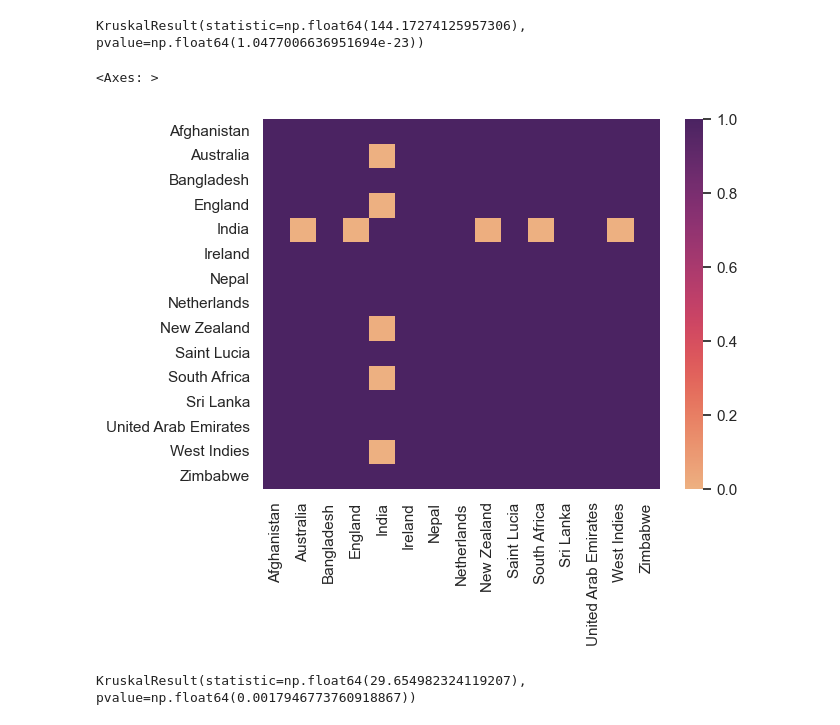
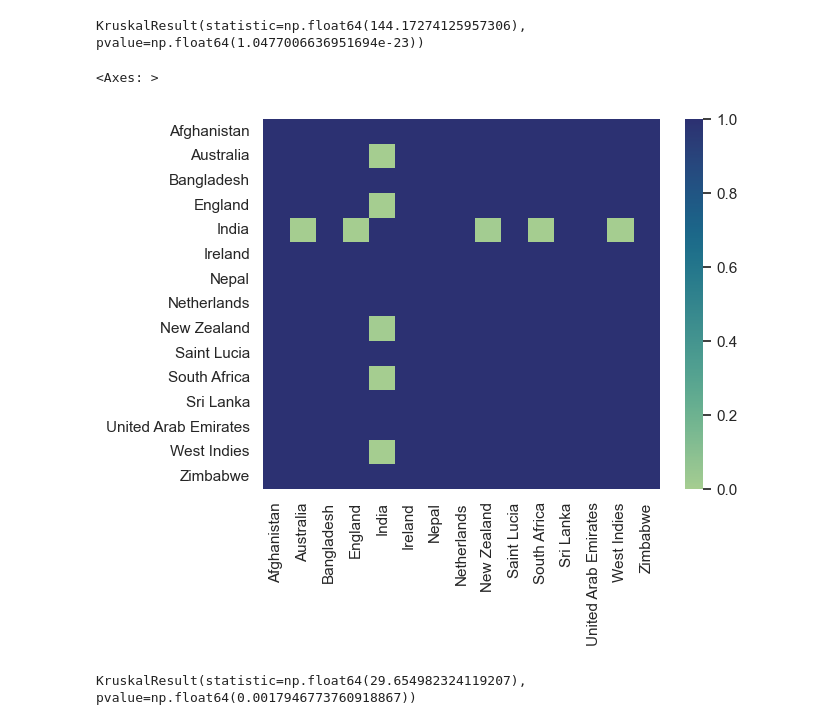
Before and after one commit to arhamaneeq/CFA_Analytics_Induction, a Jupyter notebook: prelim.ipynb, the cells around one changed output. Drawn from its saved outputs; the diff is of its cells as text; code cells hidden in the pictures.

```diff
--- a/prelim.ipynb
+++ b/prelim.ipynb
@@ -525,10 +539,10 @@ kruskal(*[group['Winning bid'].values for _, group in df.groupby('Country')])
 # %% [output]
 KruskalResult(statistic=np.float64(144.17274125957306), pvalue=np.float64(1.0477006636951694e-23))
 # %%
-sns.heatmap(data=sp.posthoc_dunn(df, val_col='Winning bid', group_col='Country', p_adjust='bonferroni'), cmap='flare')
+sns.heatmap(data=sp.posthoc_dunn(df, val_col='Winning bid', group_col='Country', p_adjust='bonferroni'), cmap='crest')
 # %% [output]
 <Axes: >
-[figure, old version]
+[figure, new version]
 # %%
 kruskal(*[group['Change'].values for _, group in df.groupby('Team')])
 # %% [output]
```
Also changed, not shown: parts of 21 cells of this notebook.
